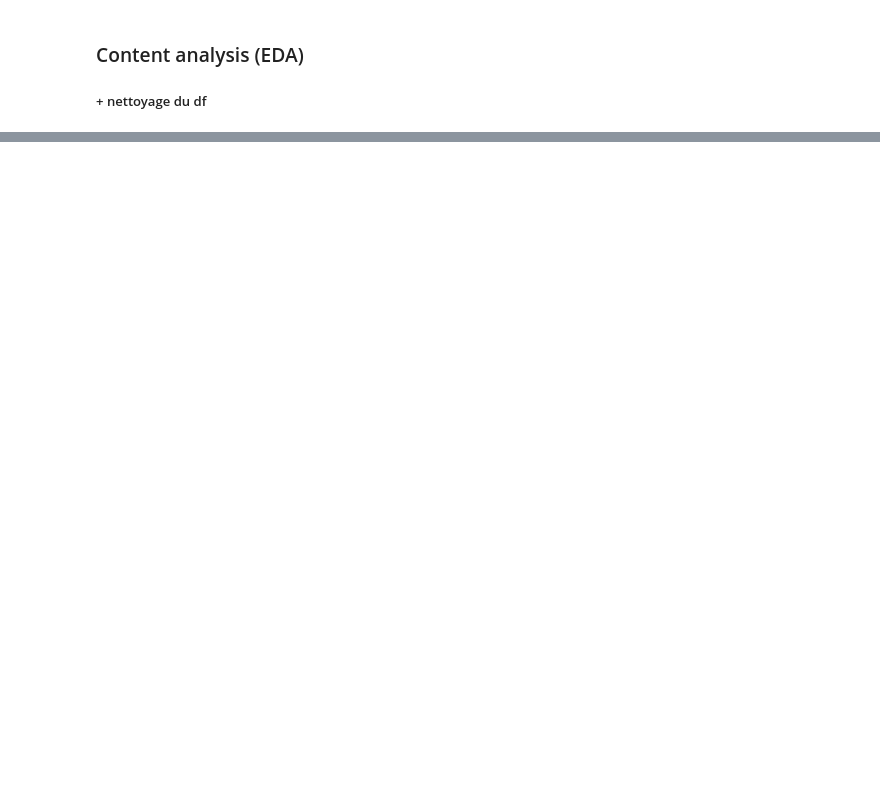
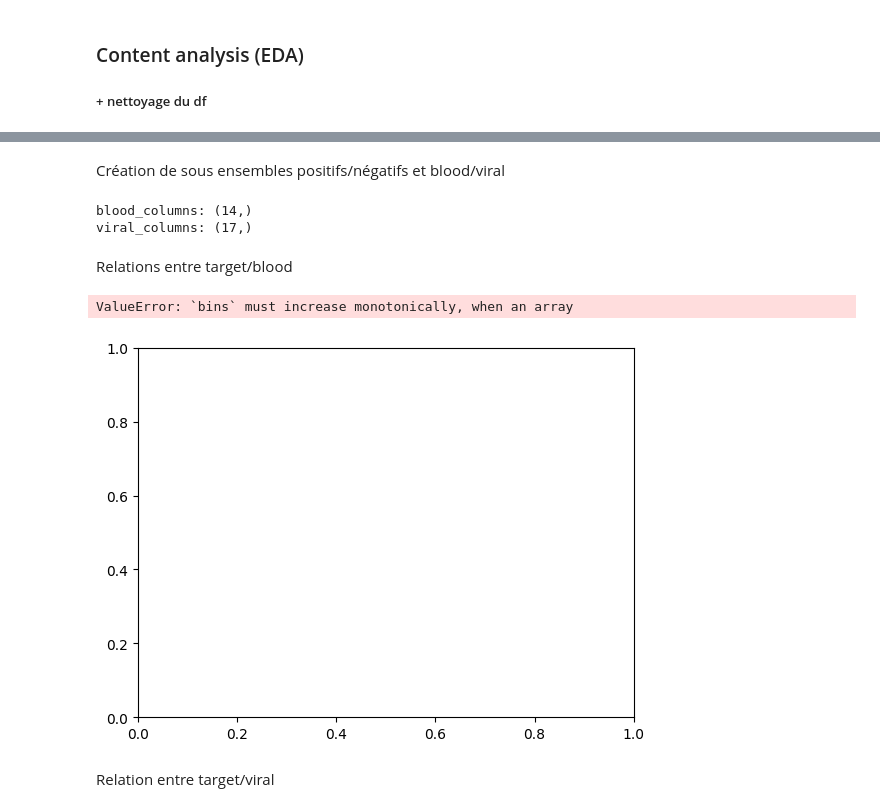
Before and after one commit to Jules-Gossiaux/learn_ML, a Jupyter notebook: final_project/codeCheck.ipynb, the cells around one changed output, grey strips where cells are left out. Cells and saved outputs as stored; diff of their text form; code cells hidden in the pictures; blank space fills up the shorter version.

```diff
--- a/final_project/codeCheck.ipynb
+++ b/final_project/codeCheck.ipynb
@@ -207,0 +280,25 @@ Name: count, dtype: int64
+# %% [markdown]
+Création de sous ensembles positifs/négatifs et blood/viral
+# %%
+positive_df = df[df["SARS-Cov-2 exam result"] == "positive"]
+negative_df = df[df["SARS-Cov-2 exam result"] == "negative"]
+missing_rate = df.isna().sum() / df.shape[0]
+blood_columns = df.columns[(missing_rate < 0.90) & (missing_rate > 0.89)]
+viral_columns = df.columns[(missing_rate < 0.77) & (missing_rate > 0.76)]
+
+print(f"blood_columns: {blood_columns.shape}")
+print(f"viral_columns: {viral_columns.shape}")
+# %% [output]
+blood_columns: (14,)
+viral_columns: (17,)
+# %% [markdown]
+Relations entre target/blood
+# %%
+for col in df.columns:
+    plt.figure()
+    plt.hist(df[col], positive_df[col])
+# %% [output]
+ValueError: `bins` must increase monotonically, when an array
+[figure, added]
+# %% [markdown]
+Relation entre target/viral
```
Also changed, not shown: parts of 14 cells of this notebook, 1 other file.
